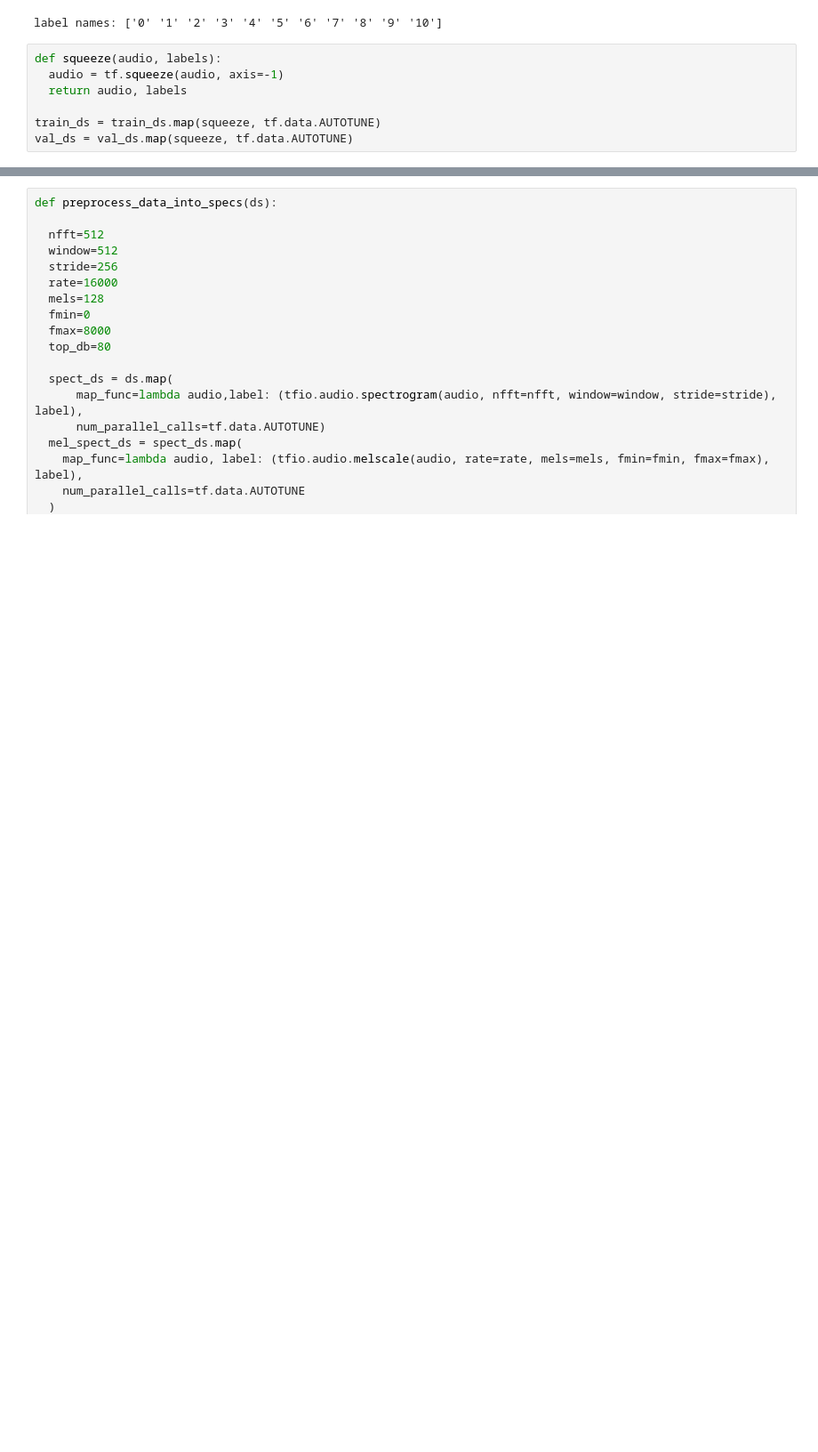
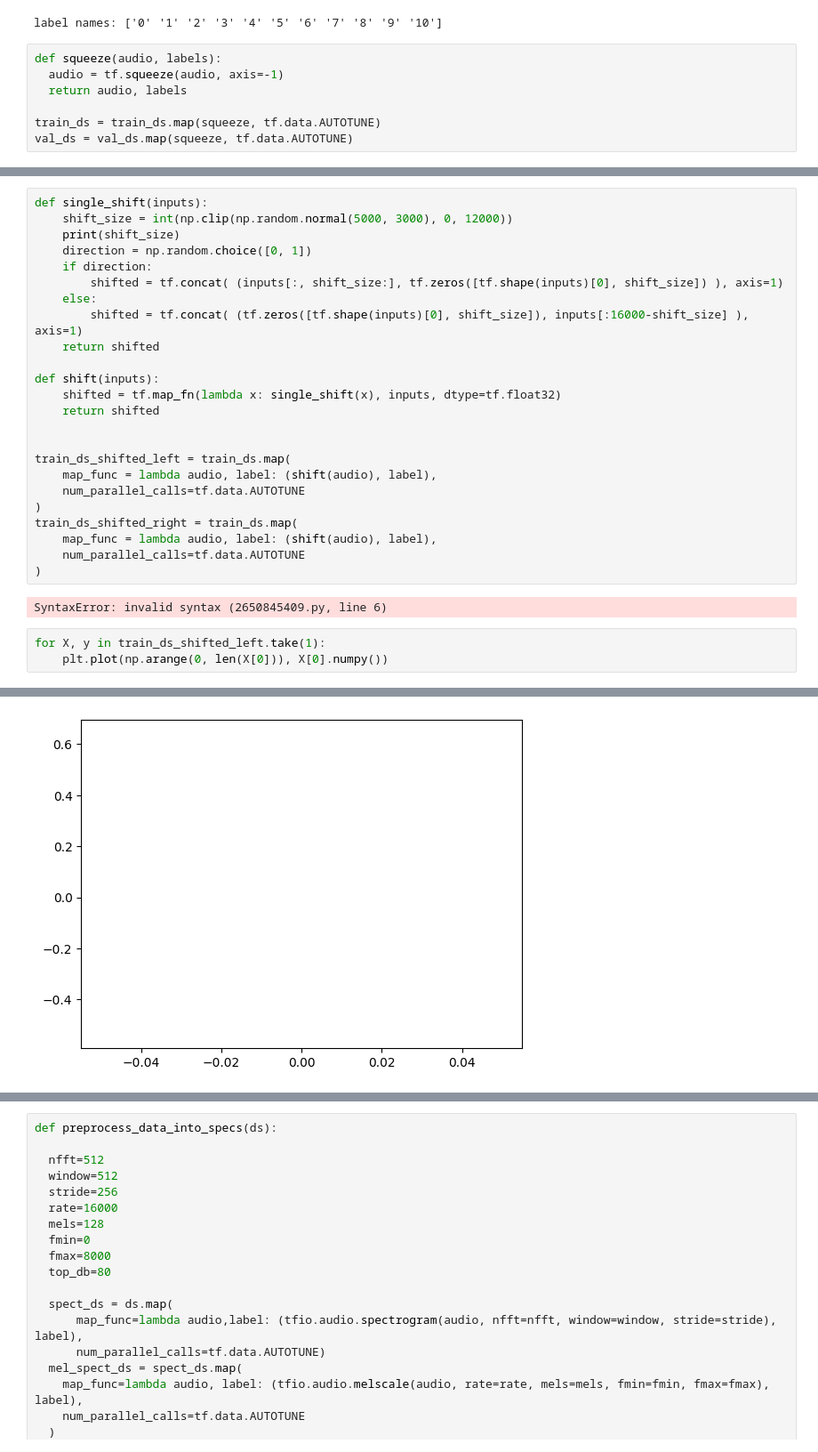
Before and after one commit to izabelatelejko/2024L-Deep-Learning-P2-Transformers, a Jupyter notebook: Project_2.ipynb, the cells around one changed output, grey strips where cells are left out. Shown: that part at 89% size. Saved outputs shown, nothing was run; the diff lists cells and outputs as text; blank space fills up the shorter version.

```diff
--- a/Project_2.ipynb
+++ b/Project_2.ipynb
@@ -59,0 +56,30 @@ val_ds = val_ds.map(squeeze, tf.data.AUTOTUNE)
+# %%
+def single_shift(inputs):
+    shift_size = int(np.clip(np.random.normal(5000, 3000), 0, 12000))
+    print(shift_size)
+    direction = np.random.choice([0, 1])
+    if direction:
+        shifted = tf.concat( (inputs[:, shift_size:], tf.zeros([tf.shape(inputs)[0], shift_size]) ), axis=1)
+    else:
+        shifted = tf.concat( (tf.zeros([tf.shape(inputs)[0], shift_size]), inputs[:16000-shift_size] ), axis=1)
+    return shifted
+
+def shift(inputs):
+    shifted = tf.map_fn(lambda x: single_shift(x), inputs, dtype=tf.float32)
+    return shifted
+
+
+train_ds_shifted_left = train_ds.map(
+    map_func = lambda audio, label: (shift(audio), label),
+    num_parallel_calls=tf.data.AUTOTUNE
+)
+train_ds_shifted_right = train_ds.map(
+    map_func = lambda audio, label: (shift(audio), label),
+    num_parallel_calls=tf.data.AUTOTUNE
+)
+# %% [output]
+SyntaxError: invalid syntax (2650845409.py, line 6)
+# %%
+for X, y in train_ds_shifted_left.take(1):
+    plt.plot(np.arange(0, len(X[0])), X[0].numpy())
+# %% [output]
@@ -59,0 +87 @@ val_ds = val_ds.map(squeeze, tf.data.AUTOTUNE)
+[figure, added]
```
Also changed, not shown: parts of 8 cells of this notebook, 4 other files.
